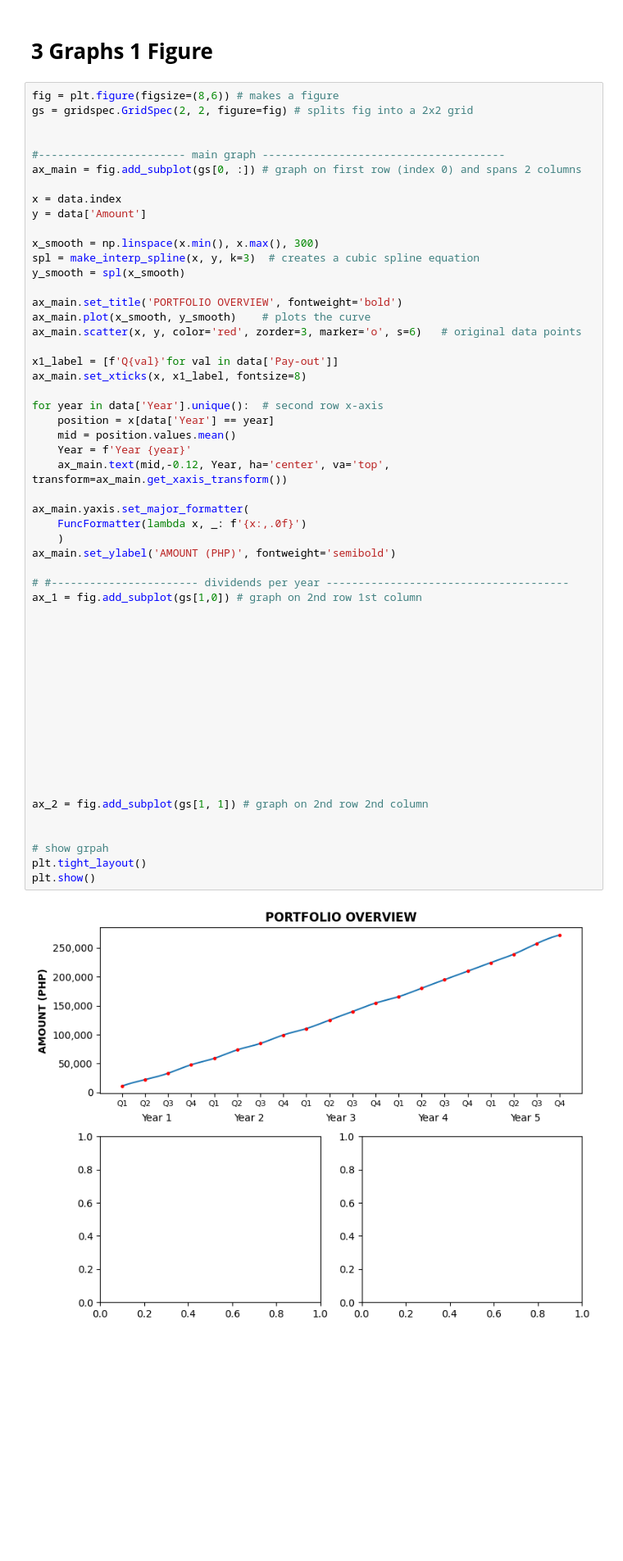
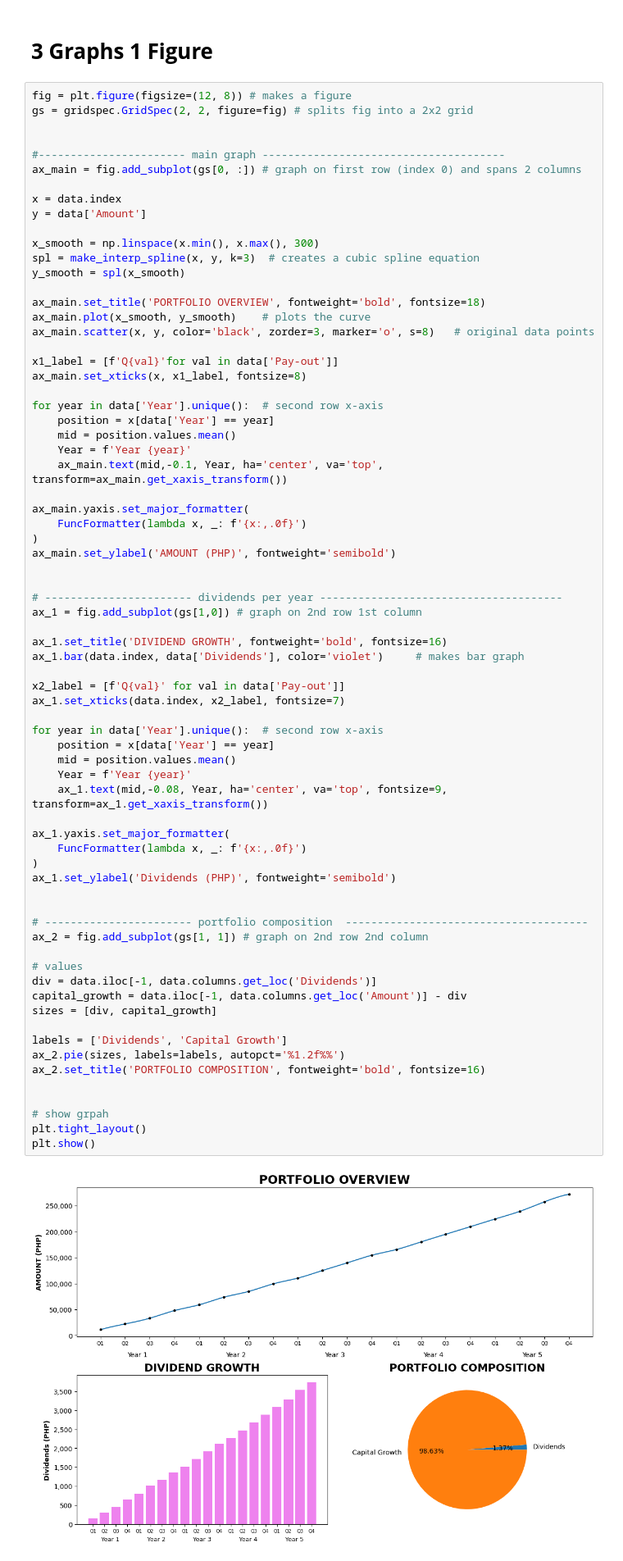
Before and after one commit to KrisSelvarin/drip-simulator-v3, a Jupyter notebook: graph_try.ipynb, the cells around one changed output. Shown: that part at 82% size. Cells and saved outputs as stored; diff of their text form; blank space fills up the shorter version.

Commit message:
matplotlib experiments triple-panel graph

```diff
--- a/graph_try.ipynb
+++ b/graph_try.ipynb
@@ -29,7 +29,7 @@ data
 # %% [markdown]
 # **3 Graphs 1 Figure**
 # %%
-fig = plt.figure(figsize=(8,6)) # makes a figure
+fig = plt.figure(figsize=(12, 8)) # makes a figure
 gs = gridspec.GridSpec(2, 2, figure=fig) # splits fig into a 2x2 grid
 
 
@@ -42,45 +42,62 @@ y = data['Amount']
 x_smooth = np.linspace(x.min(), x.max(), 300)
 spl = make_interp_spline(x, y, k=3)  # creates a cubic spline equation
 y_smooth = spl(x_smooth)
 
-ax_main.set_title('PORTFOLIO OVERVIEW', fontweight='bold')
+ax_main.set_title('PORTFOLIO OVERVIEW', fontweight='bold', fontsize=18)
 ax_main.plot(x_smooth, y_smooth)    # plots the curve
-ax_main.scatter(x, y, color='red', zorder=3, marker='o', s=6)   # original data points
+ax_main.scatter(x, y, color='black', zorder=3, marker='o', s=8)   # original data points
 
 x1_label = [f'Q{val}'for val in data['Pay-out']]
 ax_main.set_xticks(x, x1_label, fontsize=8)
 
 for year in data['Year'].unique():  # second row x-axis
     position = x[data['Year'] == year]
     mid = position.values.mean()
     Year = f'Year {year}'
-    ax_main.text(mid,-0.12, Year, ha='center', va='top', transform=ax_main.get_xaxis_transform())
+    ax_main.text(mid,-0.1, Year, ha='center', va='top', transform=ax_main.get_xaxis_transform())
 
 ax_main.yaxis.set_major_formatter(
     FuncFormatter(lambda x, _: f'{x:,.0f}')
-    )
+)
 ax_main.set_ylabel('AMOUNT (PHP)', fontweight='semibold')
 
-# #----------------------- dividends per year --------------------------------------
+
+# ----------------------- dividends per year --------------------------------------
 ax_1 = fig.add_subplot(gs[1,0]) # graph on 2nd row 1st column
 
+ax_1.set_title('DIVIDEND GROWTH', fontweight='bold', fontsize=16)
+ax_1.bar(data.index, data['Dividends'], color='violet')     # makes bar graph
+
+x2_label = [f'Q{val}' for val in data['Pay-out']]
+ax_1.set_xticks(data.index, x2_label, fontsize=7)
+
+for year in data['Year'].unique():  # second row x-axis
+    position = x[data['Year'] == year]
+    mid = position.values.mean()
+    Year = f'Year {year}'
+    ax_1.text(mid,-0.08, Year, ha='center', va='top', fontsize=9, transform=ax_1.get_xaxis_transform())
+
+ax_1.yaxis.set_major_formatter(
+    FuncFormatter(lambda x, _: f'{x:,.0f}')
+)
+ax_1.set_ylabel('Dividends (PHP)', fontweight='semibold')
 
 
+# ----------------------- portfolio composition  --------------------------------------
+ax_2 = fig.add_subplot(gs[1, 1]) # graph on 2nd row 2nd column
 
+# values
+div = data.iloc[-1, data.columns.get_loc('Dividends')]
+capital_growth = data.iloc[-1, data.columns.get_loc('Amount')] - div
+sizes = [div, capital_growth]
 
-
-
-
-
-
-
-
-
-ax_2 = fig.add_subplot(gs[1, 1]) # graph on 2nd row 2nd column
+labels = ['Dividends', 'Capital Growth']
+ax_2.pie(sizes, labels=labels, autopct='%1.2f%%')
+ax_2.set_title('PORTFOLIO COMPOSITION', fontweight='bold', fontsize=16)
 
 
 # show grpah
 plt.tight_layout()
 plt.show()
 # %% [output]
-[figure, old version]
+[figure, new version]
```
